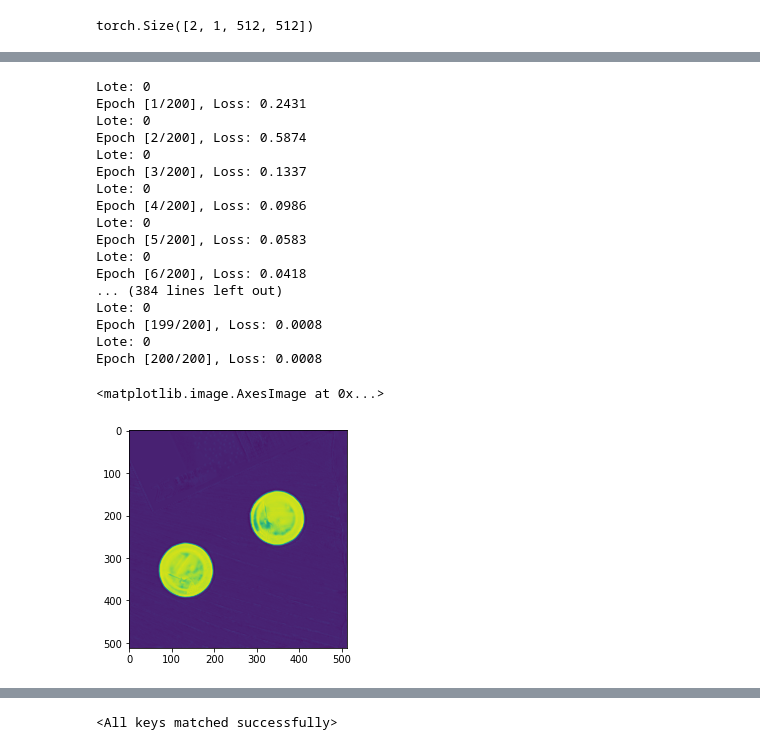
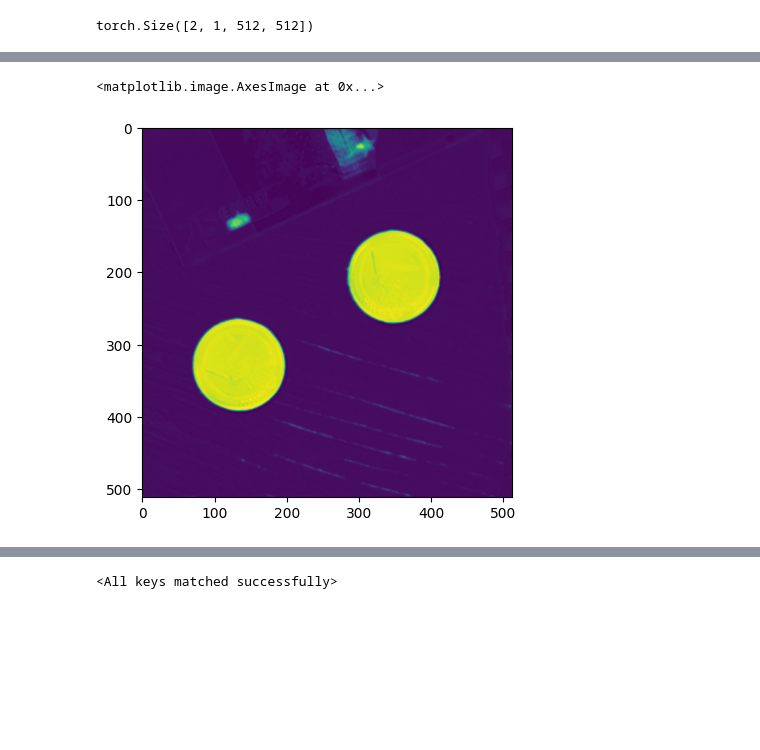
Before and after one commit to lunahernandez/Unet, a Jupyter notebook: nb-09-U-net.ipynb, the cells around one changed output, grey strips where cells are left out. Drawn from its saved outputs; the diff is of its cells as text; code cells hidden in the pictures; blank space fills up the shorter version.

```diff
--- a/nb-09-U-net.ipynb
+++ b/nb-09-U-net.ipynb
@@ -52,10 +57,24 @@ class Dataset(Dataset):
 
         return image, mask
 
+def detect_classes(label_dir):
+    classes = set()
+    for label_file in os.listdir(label_dir):
+        # Leer la máscara
+        mask = read_image(os.path.join(label_dir, label_file), mode=ImageReadMode.GRAY)
+        # Agregar valores únicos a las clases detectadas
+        classes.update(torch.unique(mask).tolist())
+    return sorted(classes)  # Retorna las clases ordenadas
+
+label_dir = "/content/drive/My Drive/unet/Unet/labels"
+classes = detect_classes(label_dir)
 
 
-ds = Dataset("./data/Synthetic/test", "./data/Synthetic/labels")
-ds_loader = DataLoader(ds, batch_size=4)
+ds_train = Dataset("/content/drive/My Drive/unet/Unet/images", "/content/drive/My Drive/unet/Unet/labels")
+ds_loader_train = DataLoader(ds_train, batch_size=4)
+
+ds_test = Dataset("/content/drive/My Drive/unet/Unet/test", "/content/drive/My Drive/unet/Unet/labels")
+ds_loader_test = DataLoader(ds_test, batch_size=4)
 # %%
 import torch
 import torch.nn as nn
@@ -124,8 +143,9 @@ class decoder_block(nn.Module):
 
 
 class build_unet(nn.Module):
-    def __init__(self):
+    def __init__(self,classes):
         super().__init__()
+        self.classes = classes
 
         """ Encoder """
         self.e1 = encoder_block(3, 64) # 3 canales pq es una imagen a color
@@ -169,7 +189,7 @@ class build_unet(nn.Module):
 device = torch.device("cuda" if torch.cuda.is_available() else "cpu")
 
 inputs = torch.randn((2, 3, 512, 512)).to(device)
-model = build_unet().to(device)
+model = build_unet(classes=classes).to(device)
 y = model(inputs)
 print(y.shape)
 # %% [output]
@@ -182,48 +341,14 @@ optimizer = torch.optim.Adam(model.parameters(),
-# %%
-num_epochs = 200
-
-for epoch in range(num_epochs):
-    for idx, (images, labels) in enumerate(ds_loader):
-        # Forward pass
-        outputs = model(images.to(device))
-        loss = criterion(outputs, labels.to(device))
-
-        # Backward and optimize
-        optimizer.zero_grad()
-        loss.backward()
-        optimizer.step()
-        print("Lote:", idx)
-
-    print (f'Epoch [{epoch+1}/{num_epochs}], Loss: {loss.item():.4f}')
-# %% [output]
-Lote: 0
-Epoch [1/200], Loss: 0.2431
-Lote: 0
-Epoch [2/200], Loss: 0.5874
-Lote: 0
-Epoch [3/200], Loss: 0.1337
-Lote: 0
-Epoch [4/200], Loss: 0.0986
-Lote: 0
-Epoch [5/200], Loss: 0.0583
-Lote: 0
-Epoch [6/200], Loss: 0.0418
-... (384 lines left out)
-Lote: 0
-Epoch [199/200], Loss: 0.0008
-Lote: 0
-Epoch [200/200], Loss: 0.0008
 # %%
-it = iter(ds_loader)
+it = iter(ds_loader_test)
 img, label = next(it)
 
 model.eval()
 
 ret = model(img.to(device))
 plt.imshow(ret[1][0].detach().cpu().numpy())
 # %% [output]
 <matplotlib.image.AxesImage at 0x...>
-[figure, old version]
+[figure, new version]
 # %%
 
 # Threshold the output
```
Also changed, not shown: parts of 4 cells of this notebook.
